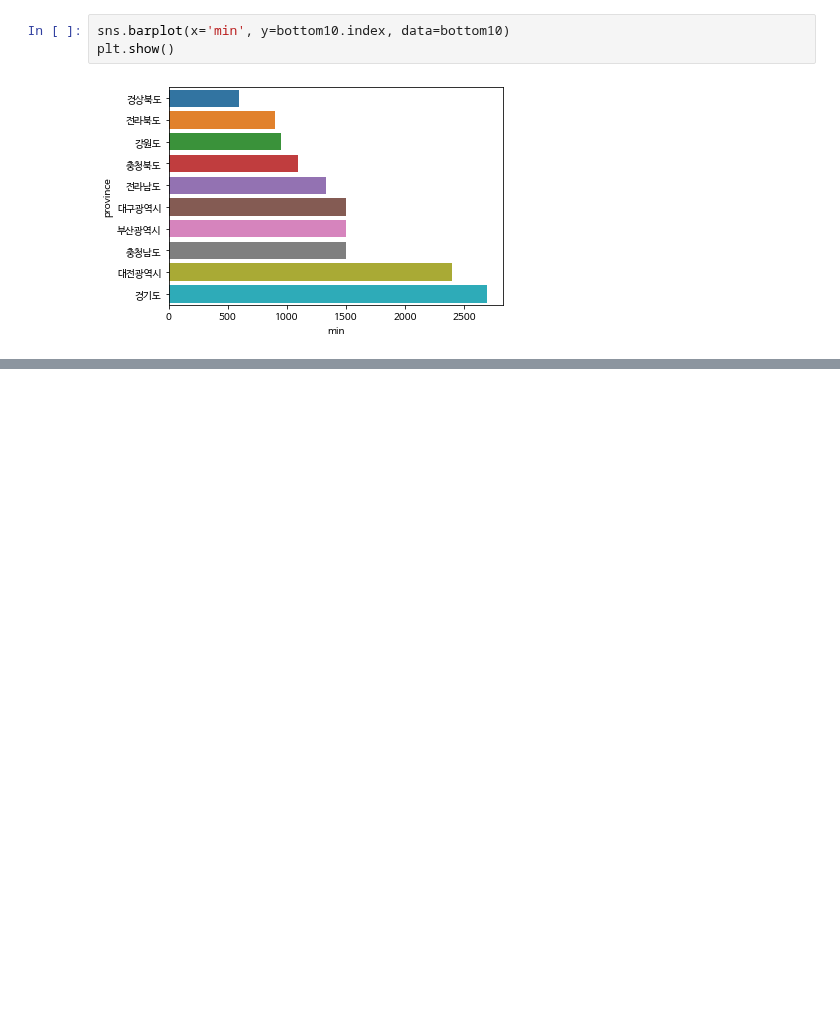
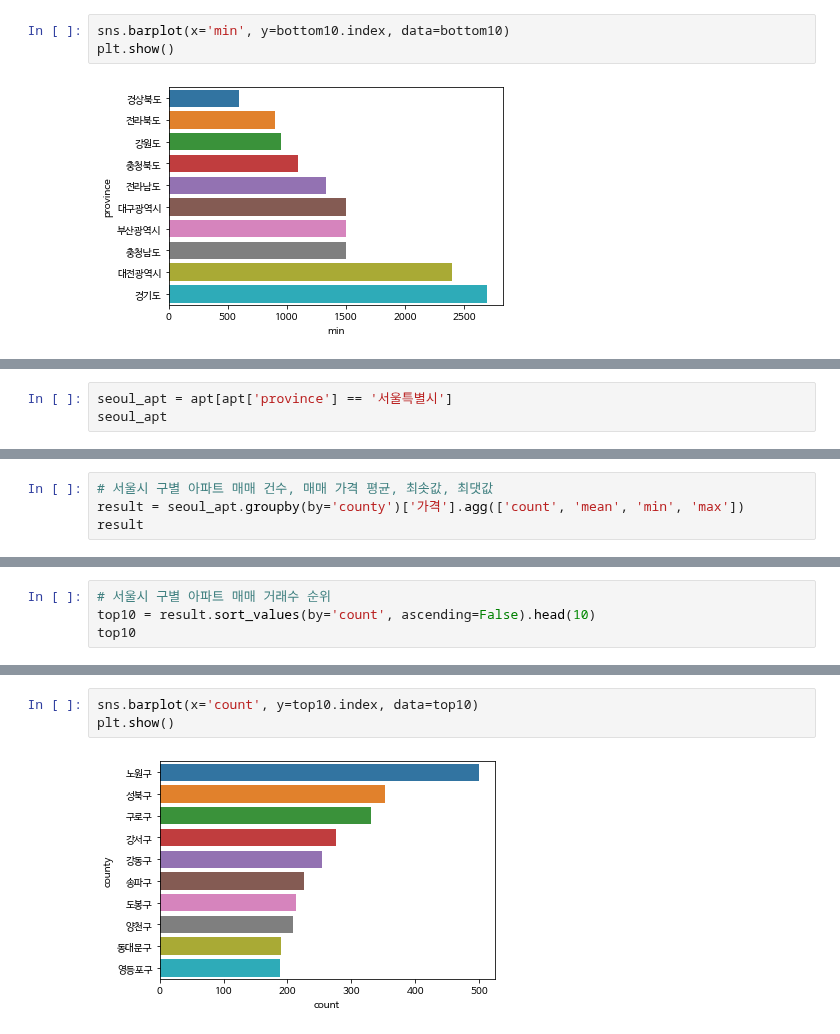
Before and after one commit to sejinseo/Itwill_Python, a Jupyter notebook: py26_apt.ipynb, the cells around one changed output, grey strips where cells are left out. Saved outputs shown, nothing was run; the diff lists cells and outputs as text; blank space fills up the shorter version.

```diff
--- a/py26_apt.ipynb
+++ b/py26_apt.ipynb
@@ -400,0 +509,3 @@ plt.show()
+# %%
+seoul_apt = apt[apt['province'] == '서울특별시']
+seoul_apt
@@ -400,0 +552,4 @@ plt.show()
+# %%
+# 서울시 구별 아파트 매매 건수, 매매 가격 평균, 최솟값, 최댓값
+result = seoul_apt.groupby(by='county')['가격'].agg(['count', 'mean', 'min', 'max'])
+result
@@ -400,0 +575,4 @@ plt.show()
+# %%
+# 서울시 구별 아파트 매매 거래수 순위
+top10 = result.sort_values(by='count', ascending=False).head(10)
+top10
@@ -400,0 +592,5 @@ plt.show()
+# %%
+sns.barplot(x='count', y=top10.index, data=top10)
+plt.show()
+# %% [output]
+[figure, added]
```
Also changed, not shown: parts of 43 cells of this notebook.
